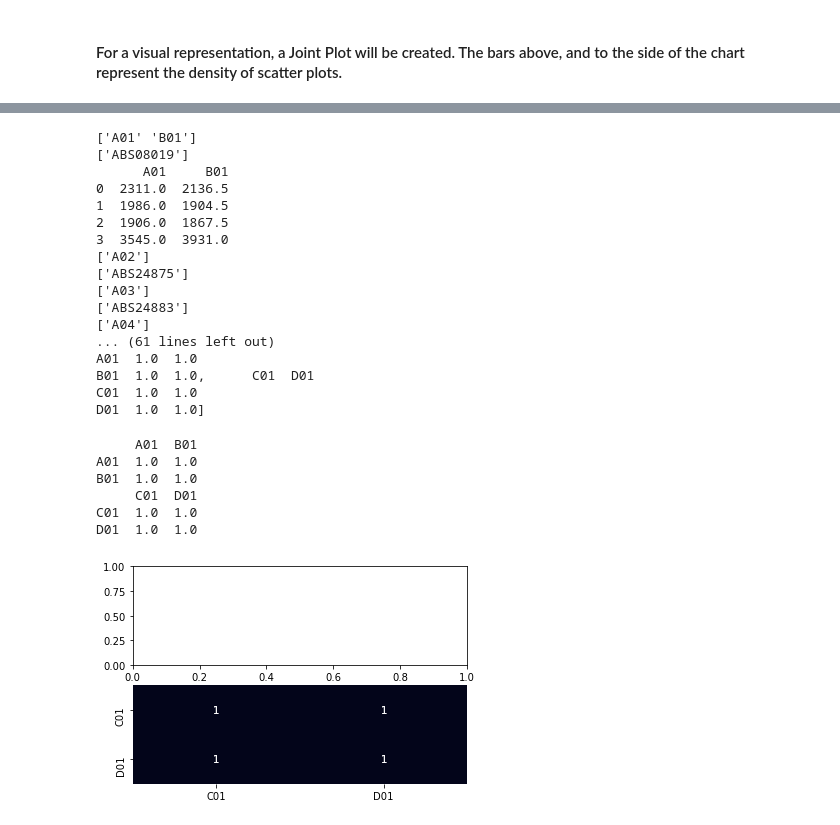
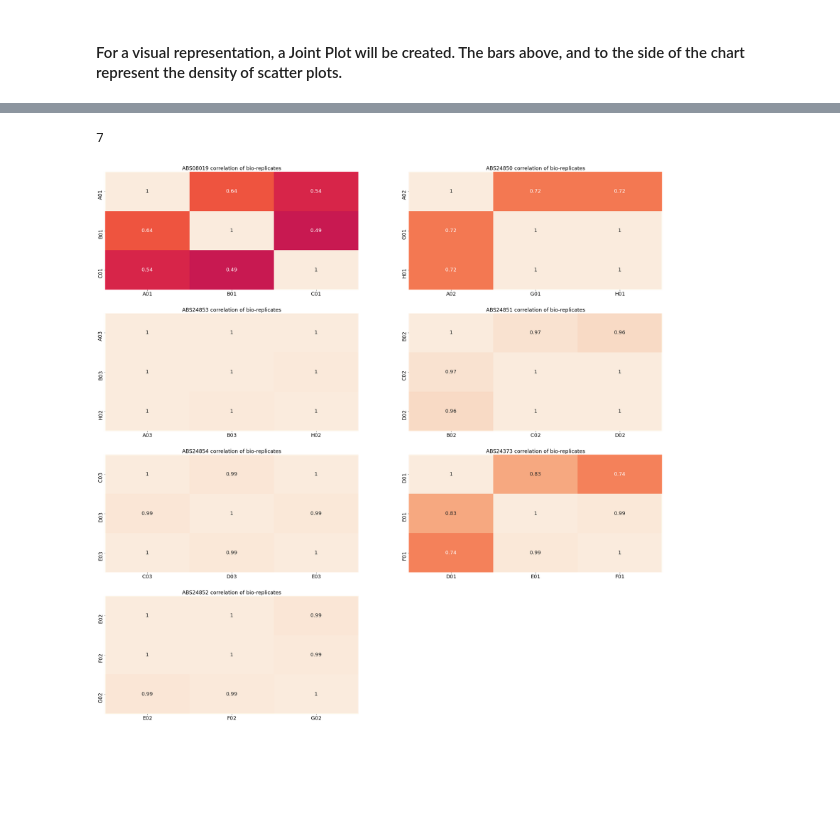
Before and after one commit to ESimonds910/HiPrBind-Post-Run-Analysis, a Jupyter notebook: HiPrBind_DataAnalysis.ipynb, the cells around one changed output, grey strips where cells are left out. Drawn from its saved outputs; the diff is of its cells as text; code cells hidden in the pictures; blank space fills up the shorter version.

```diff
--- a/HiPrBind_DataAnalysis.ipynb
+++ b/HiPrBind_DataAnalysis.ipynb
@@ -181,12 +176,12 @@ array(['ABS08019', 'ABS24875', 'ABS24883', 'ABS24891', 'ABS24899',
 # %%
-strain_data = {}
+# strain_data = {}
 for id in strain_ids:
-    strain_data[id] = pd.Series(stacked_wo_std_display[(stacked_wo_std_display["Strain_id"] == id) & (stacked_wo_std_display["Plate"].apply(lambda x: int(x.split('-')[1]) == 1))]["Alpha"].values)
+    strain_data[id] = pd.Series(stacked_wo_std_display[(stacked_wo_std_display["Strain_id"] == id) & (stacked_wo_std_display["Plate"].apply(lambda x: int(x.split('-')[1] if '-' in x else len(x) - 1) == 1))]["Alpha"].values)
 
 main_strain_df = pd.concat(strain_data, axis=1)
 
 for id in strain_ids:
-    strain_data[id] = pd.Series(stacked_wo_std_display[(stacked_wo_std_display["Strain_id"] == id) & (stacked_wo_std_display["Plate"].apply(lambda x: int(x.split('-')[1]) == 2))]["Alpha"].values)
+    strain_data[id] = pd.Series(stacked_wo_std_display[(stacked_wo_std_display["Strain_id"] == id) & (stacked_wo_std_display["Plate"].apply(lambda x: int(x.split('-')[1] if '-' in x else len(x) -1) != 1))]["Alpha"].values)
 
 rep_strain_df = pd.concat(strain_data, axis=1)
 #     main_strain_df = pd.concat([main_strain_df, strain_df], axis=1)
@@ -201,6 +199,6 @@ plt.title(f'{proj_name}: Spearman Correlation by Strain ID Bio-reps', fontsize=1
 # %%
-for id in strain_ids:
-    print(f"{id}\n{stats.spearmanr(main_strain_df[id].values, rep_strain_df[id].values)}")
+# for id in strain_ids:
+#     print(f"{id}\n{stats.spearmanr(main_strain_df[id].values, rep_strain_df[id].values)}")
 # %%
 strain_line = px.scatter(
     x=strain_main_alpha,
@@ -246,55 +235,15 @@ print(main_strain_df[0])
 # %%
 corr_df_list = []
+strain_ids = []
 for df in main_strain_df:
     well_ids = df["Well_Id"].unique()
     strain_id = df["Strain_id"].unique()
-    print(well_ids)
-    print(strain_id)
+    strain_ids.append(strain_id[0])
     well_data = {}
 
     if len(well_ids) > 1:
         for id in well_ids:
             well_data[id] = pd.Series(df[df["Well_Id"] == id]["Alpha"].values)
         well_df = pd.concat(well_data, axis=1)
-        print(well_df)
-        corr = well_df.corr(method='spearman')
+        corr = well_df.corr(method='pearson')
         corr_df_list.append(corr)
-print(corr_df_list)
-#         sns.heatmap(corr, annot=True, cbar=False)
-#     print(well_ids[1])
-#     rho, p = stats.spearmanr(well_df)
-#     print(rho)
-#     strain_data[id] = pd.Series(stacked_wo_std_display[(stacked_wo_std_display["Strain_id"] == id) & (stacked_wo_std_display["Plate"].apply(lambda x: int(x.split('-')[1]) == 1))]["Alpha"].values)
-
-# main_strain_df = pd.concat(strain_data, axis=1)
-# %% [output]
-['A01' 'B01']
-['ABS08019']
-      A01     B01
-0  2311.0  2136.5
-1  1986.0  1904.5
-2  1906.0  1867.5
-3  3545.0  3931.0
-['A02']
-['ABS24875']
-['A03']
-['ABS24883']
-['A04']
-... (61 lines left out)
-A01  1.0  1.0
-B01  1.0  1.0,      C01  D01
-C01  1.0  1.0
-D01  1.0  1.0]
-# %%
-fig, axes = plt.subplots(len(corr_df_list))
-for corr in range(0, len(corr_df_list)):
-    print(corr_df_list[corr])
-    axes[corr] = sns.heatmap(corr_df_list[corr], annot=True, cbar=False)
-# %% [output]
-     A01  B01
-A01  1.0  1.0
-B01  1.0  1.0
-     C01  D01
-C01  1.0  1.0
-D01  1.0  1.0
-[figure, removed]
@@ -304,0 +250,15 @@ D01  1.0  1.0
+# %%
+plot_size = 5 * len(corr_df_list)
+fig = plt.figure(figsize=(plot_size, plot_size))
+a = len(corr_df_list)//2 + 1
+b = 2
+print(len(corr_df_list))
+for corr in range(0, len(corr_df_list)):
+    c = corr + 1
+    plt.subplot(a, b, c)
+    plt.title(f'{strain_ids[corr]} correlation of bio-replicates', fontsize=18)
+    plt.tick_params(labelsize=18)
+    sns.heatmap(corr_df_list[corr], vmin=0, vmax=1, annot=True, annot_kws={"fontsize":18}, cbar=False)
+# %% [output]
+7
+[figure, added]
```
Also changed, not shown: parts of 17 cells of this notebook.
